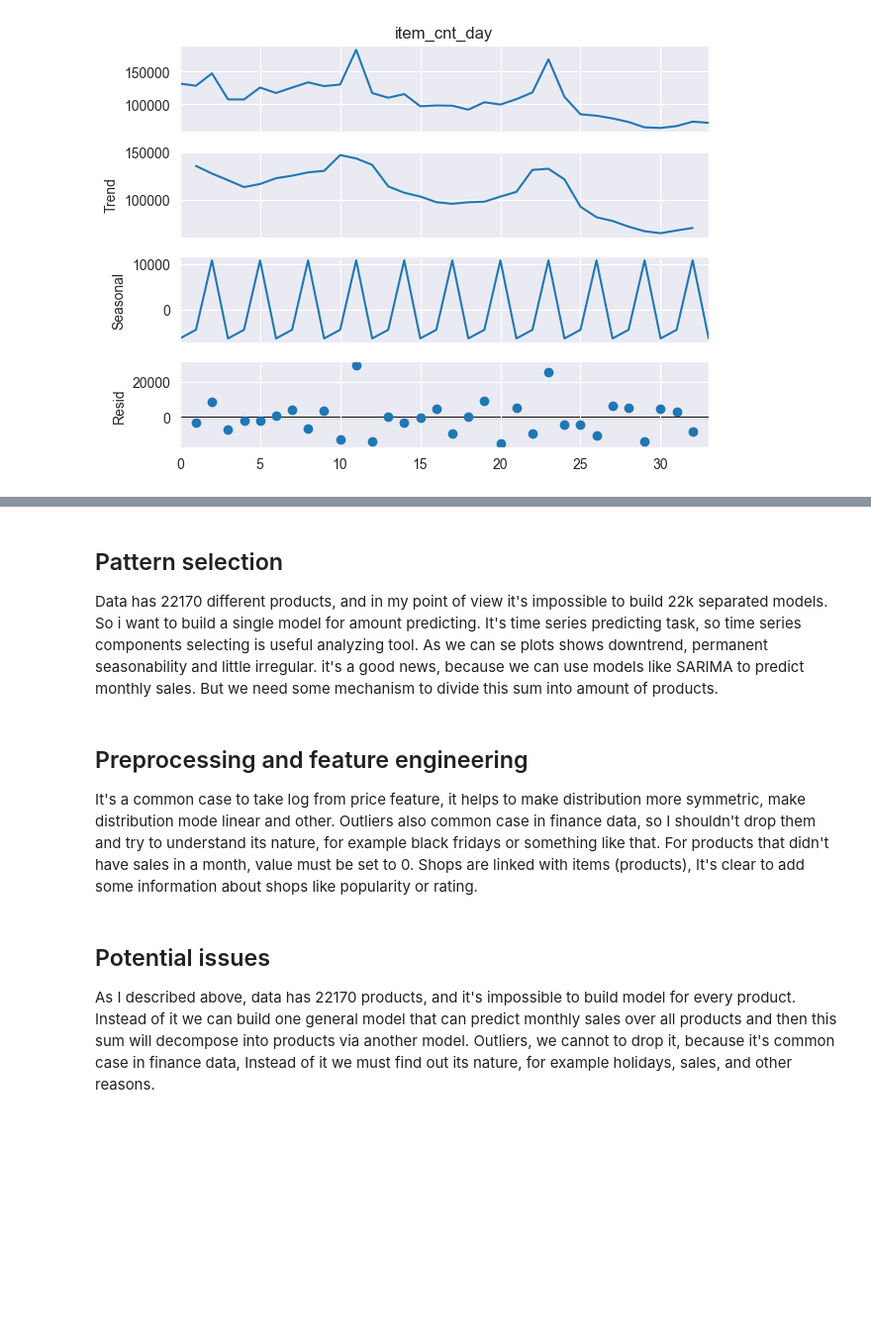
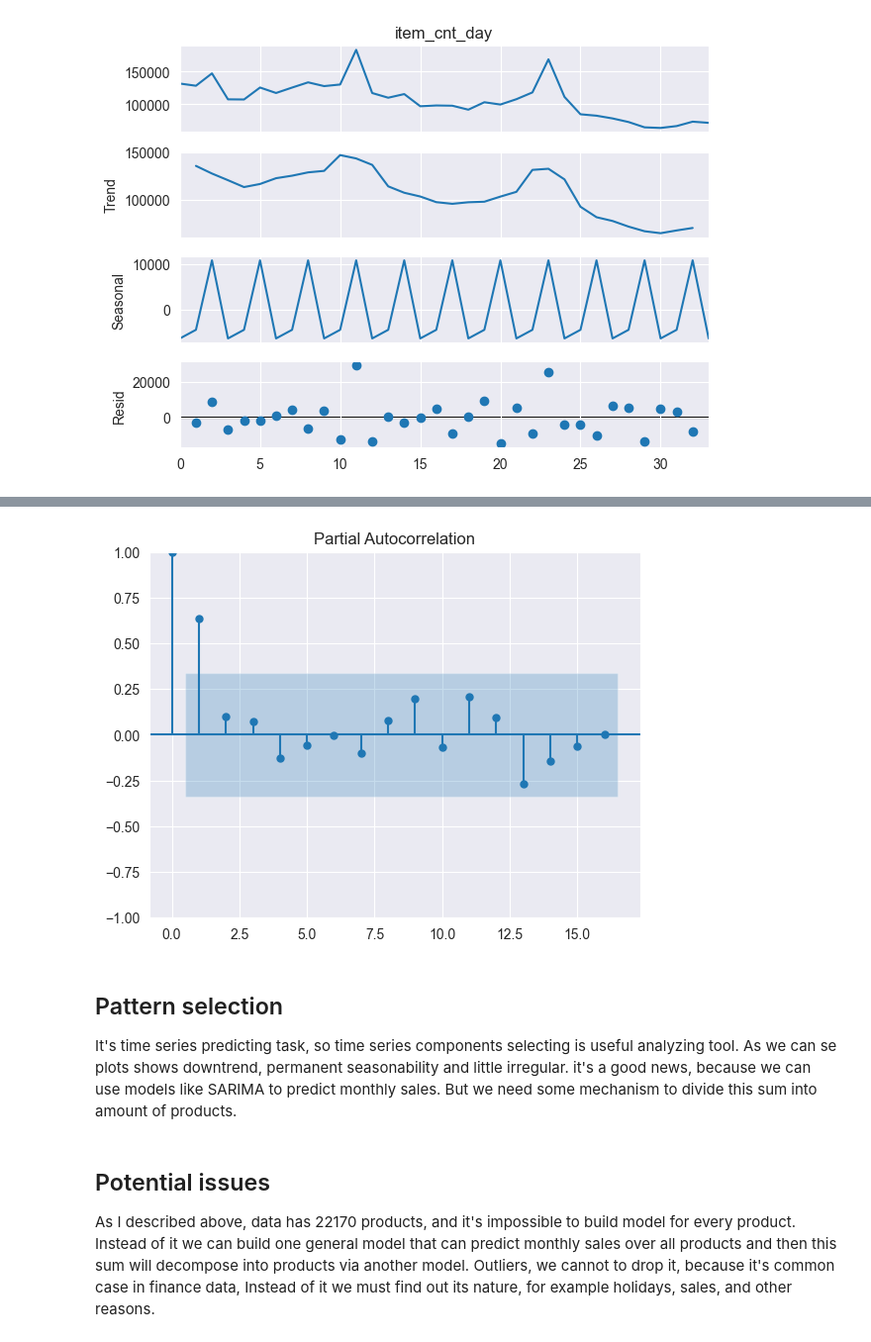
Before and after one commit to Akevilli/Internship, a Jupyter notebook: EDA.ipynb, the cells around one changed output, grey strips where cells are left out. Shown at 99% size. Drawn from its saved outputs; the diff is of its cells as text; code cells hidden in the pictures; blank space fills up the shorter version.

```diff
--- a/EDA.ipynb
+++ b/EDA.ipynb
@@ -147,11 +208,12 @@ plt.show()
+# %%
+plot_pacf(df_month["sales"], lags=16)
+None
+# %% [output]
+[figure, added]
 # %% [markdown]
 ## Pattern selection
 
-Data has 22170 different products, and in my point of view it's impossible to build 22k separated models. So i want to build a single model for amount predicting. It's time series predicting task, so time series components selecting is useful analyzing tool. As we can se plots shows downtrend, permanent seasonability and little irregular. it's a good news, because we can use models like SARIMA to predict monthly sales. But we need some mechanism to divide this sum into amount of products.
+It's time series predicting task, so time series components selecting is useful analyzing tool. As we can se plots shows downtrend, permanent seasonability and little irregular. it's a good news, because we can use models like SARIMA to predict monthly sales. But we need some mechanism to divide this sum into amount of products.
-# %% [markdown]
-## Preprocessing and feature engineering
-
-It's a common case to take log from price feature, it helps to make distribution more symmetric, make distribution mode linear and other. Outliers also common case in finance data, so I shouldn't drop them and try to understand its nature, for example black fridays or something like that. For products that didn't have sales in a month, value must be set to 0. Shops are linked with items (products), It's clear to add some information about shops like popularity or rating.
 # %% [markdown]
 ## Potential issues
 
```
Also changed, not shown: parts of 19 cells of this notebook.
